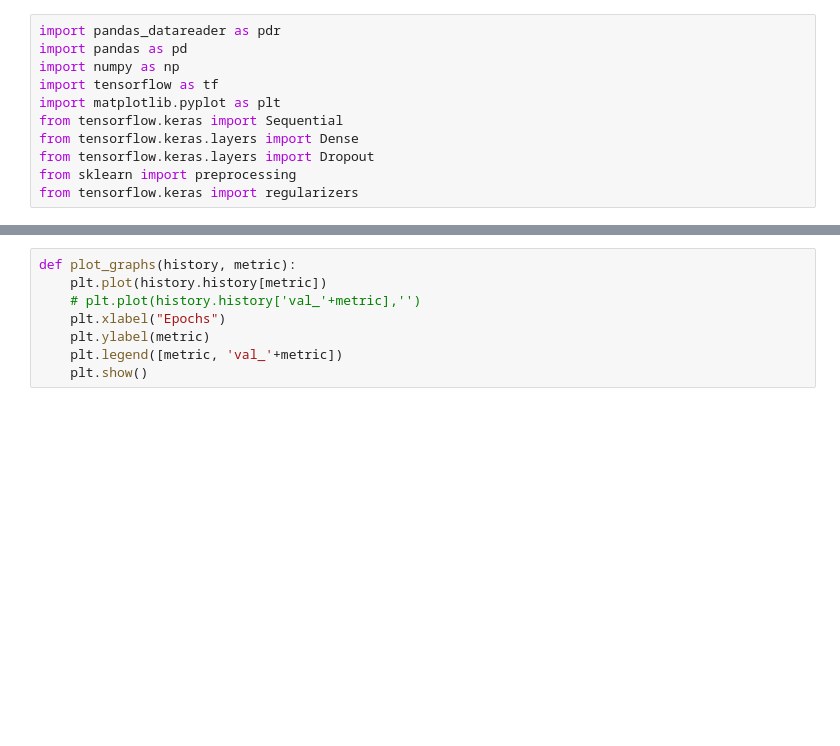
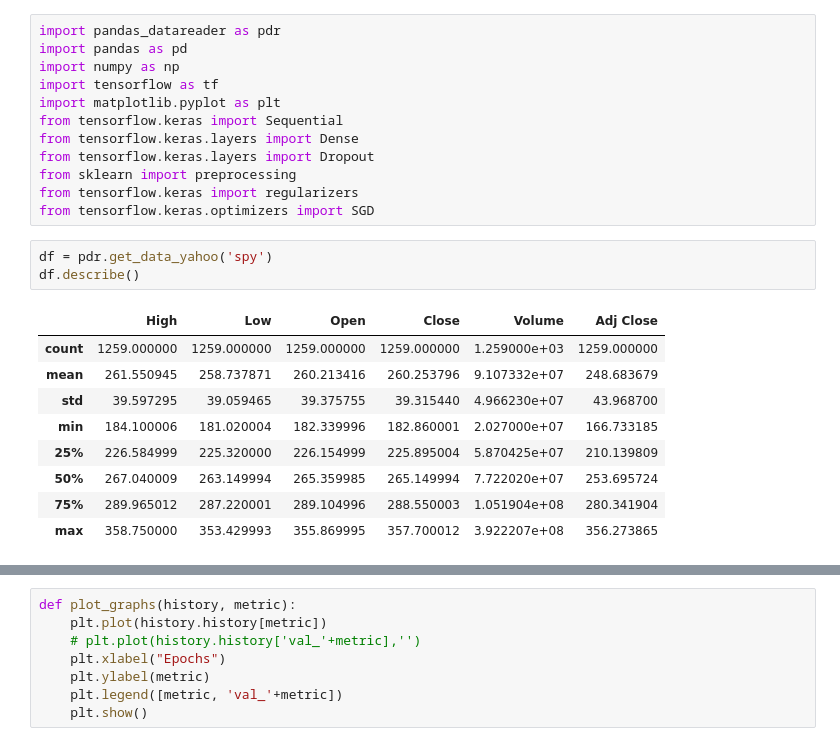
Before and after one commit to VladimirOvsienko/tenorflow, a Jupyter notebook: data.ipynb, the cells around one changed output, grey strips where cells are left out. Cells and saved outputs as stored; diff of their text form; blank space fills up the shorter version.

```diff
--- a/data.ipynb
+++ b/data.ipynb
@@ -9,3 +9,17 @@ from tensorflow.keras.layers import Dense
 from tensorflow.keras.layers import Dropout
 from sklearn import preprocessing
 from tensorflow.keras import regularizers
+from tensorflow.keras.optimizers import SGD
+# %%
+df = pdr.get_data_yahoo('spy')
+df.describe()
+# %% [output]
+|  | High | Low | Open | Close | Volume | Adj Close |
+| count | 1259.000000 | 1259.000000 | 1259.000000 | 1259.000000 | 1.259000e+03 | 1259.000000 |
+| mean | 261.550945 | 258.737871 | 260.213416 | 260.253796 | 9.107332e+07 | 248.683679 |
+| std | 39.597295 | 39.059465 | 39.375755 | 39.315440 | 4.966230e+07 | 43.968700 |
+| min | 184.100006 | 181.020004 | 182.339996 | 182.860001 | 2.027000e+07 | 166.733185 |
+| 25% | 226.584999 | 225.320000 | 226.154999 | 225.895004 | 5.870425e+07 | 210.139809 |
+| 50% | 267.040009 | 263.149994 | 265.359985 | 265.149994 | 7.722020e+07 | 253.695724 |
+| 75% | 289.965012 | 287.220001 | 289.104996 | 288.550003 | 1.051904e+08 | 280.341904 |
+| max | 358.750000 | 353.429993 | 355.869995 | 357.700012 | 3.922207e+08 | 356.273865 |
```
Also changed, not shown: parts of 19 cells of this notebook.
